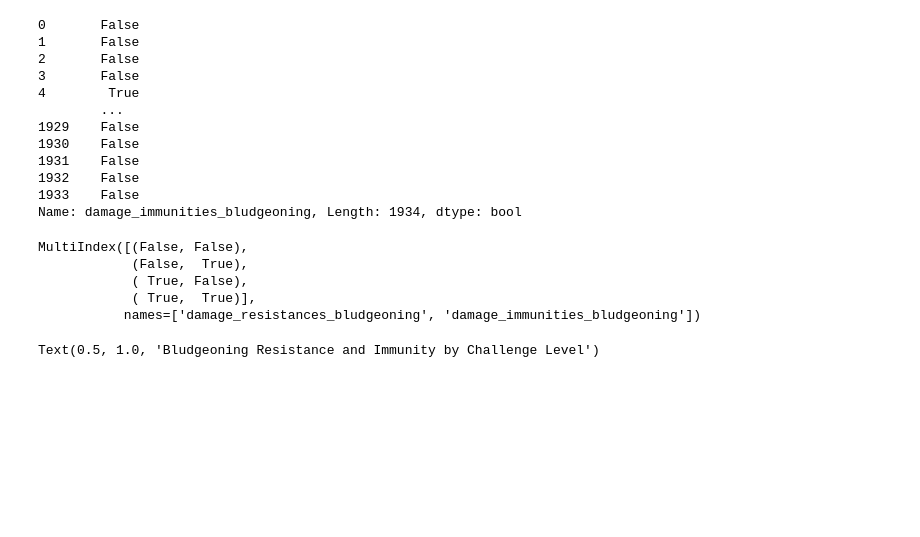
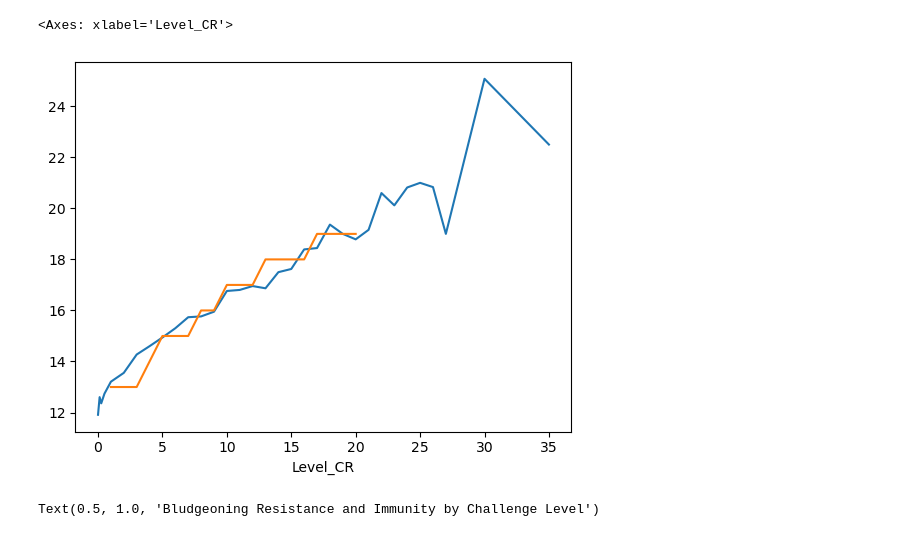
Before and after one commit to spencebeecher/dnd, a Jupyter notebook: dnd.ipynb, the cells around one changed output. Cells and saved outputs as stored; diff of their text form; code cells hidden in the pictures; blank space fills up the shorter version.

```diff
--- a/dnd.ipynb
+++ b/dnd.ipynb
@@ -225,25 +11,8 @@ df.head()
-# %%
-df.damage_immunities_bludgeoning
-# %% [output]
-0       False
-1       False
-2       False
-3       False
-4        True
-        ...
-1929    False
-1930    False
-1931    False
-1932    False
-1933    False
-Name: damage_immunities_bludgeoning, Length: 1934, dtype: bool
-# %%
-p_df.columns
-# %% [output]
-MultiIndex([(False, False),
-            (False,  True),
-            ( True, False),
-            ( True,  True)],
-           names=['damage_resistances_bludgeoning', 'damage_immunities_bludgeoning'])
+# %%
+creatures.groupby('challenge_level').armor_class.mean().plot()
+dnd.fundamental_math().groupby('Level_CR').AC.mean().plot()
+# %% [output]
+<Axes: xlabel='Level_CR'>
+[figure, added]
 # %%
 pivot_cols = ['challenge_level', 'damage_resistances_bludgeoning', 'damage_immunities_bludgeoning']
```
Also changed, not shown: parts of 5 cells of this notebook, 1 other file.
